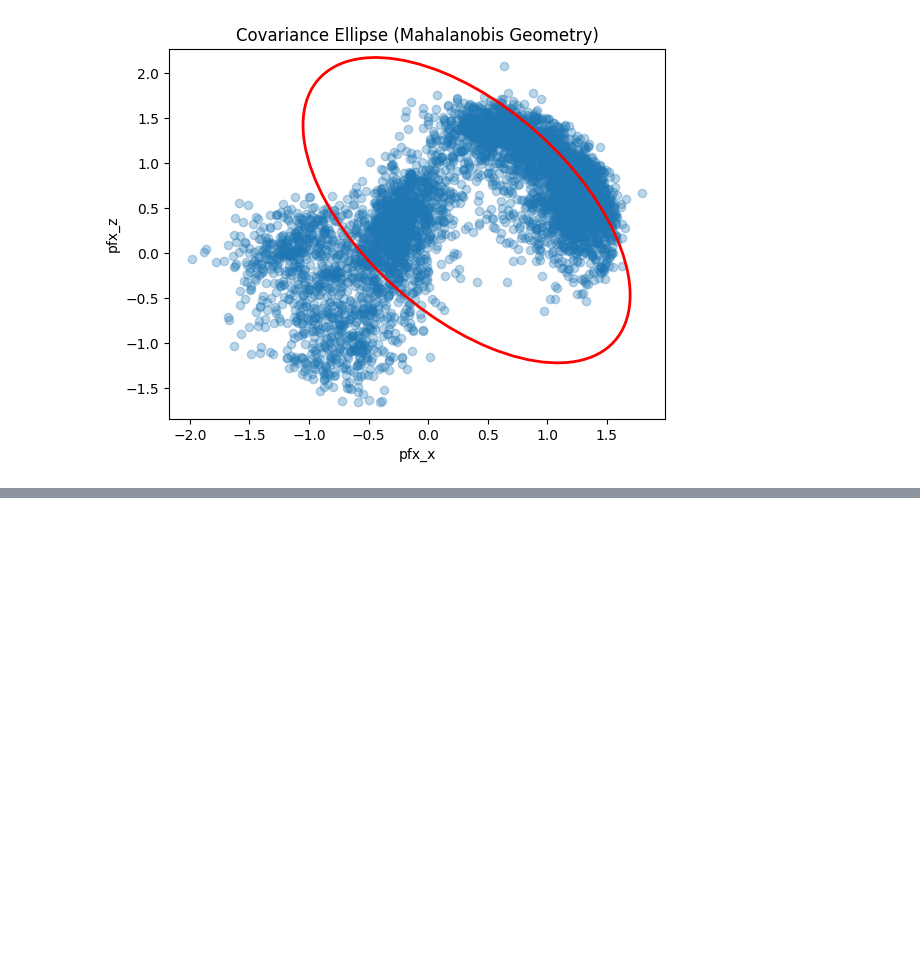
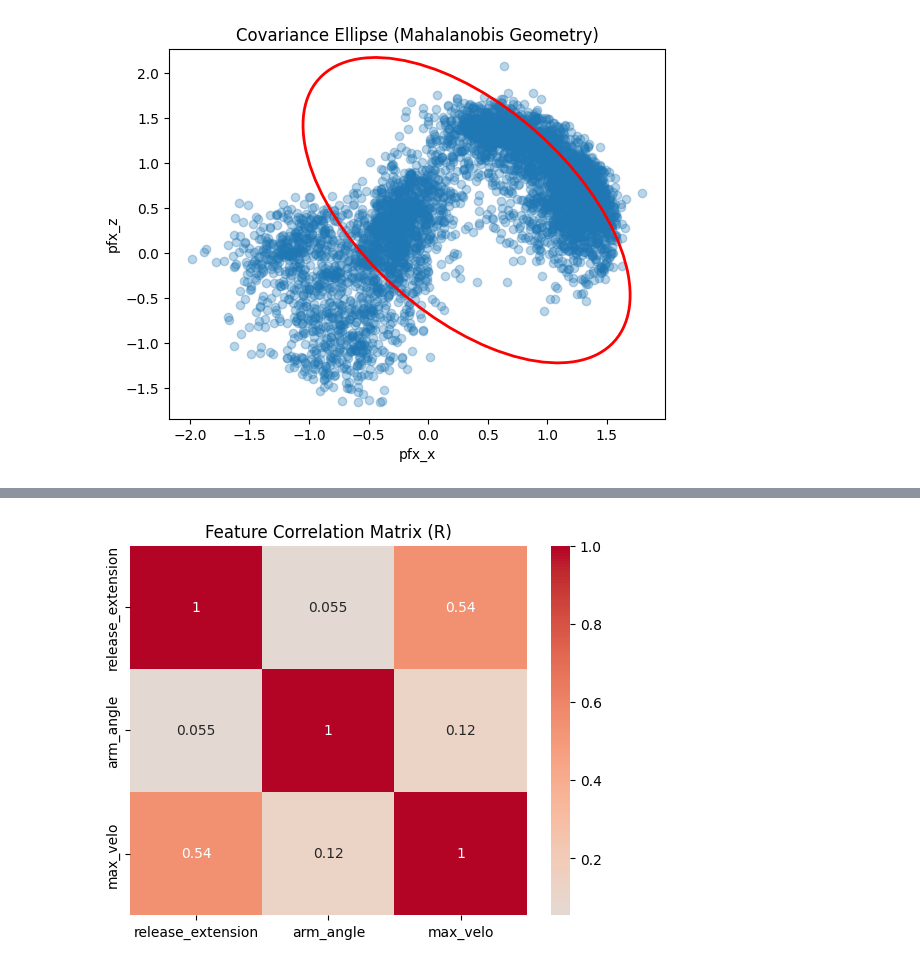
Before and after one commit to simontodreas/New-Pitches-Tool, a Jupyter notebook: Data Exploration.ipynb, the cells around one changed output, grey strips where cells are left out. Saved outputs shown, nothing was run; the diff lists cells and outputs as text; code cells hidden in the pictures; blank space fills up the shorter version.

```diff
--- a/Data Exploration.ipynb
+++ b/Data Exploration.ipynb
@@ -120,0 +196,7 @@ plt.show()
+# %%
+corr = pitcher_summ_r[['release_extension', 'arm_angle', 'max_velo']].corr()
+
+sns.heatmap(corr, annot=True, cmap="coolwarm", center=0)
+plt.title("Feature Correlation Matrix (R)");
+# %% [output]
+[figure, added]
```
Also changed, not shown: parts of 32 cells of this notebook, 1 other file.
